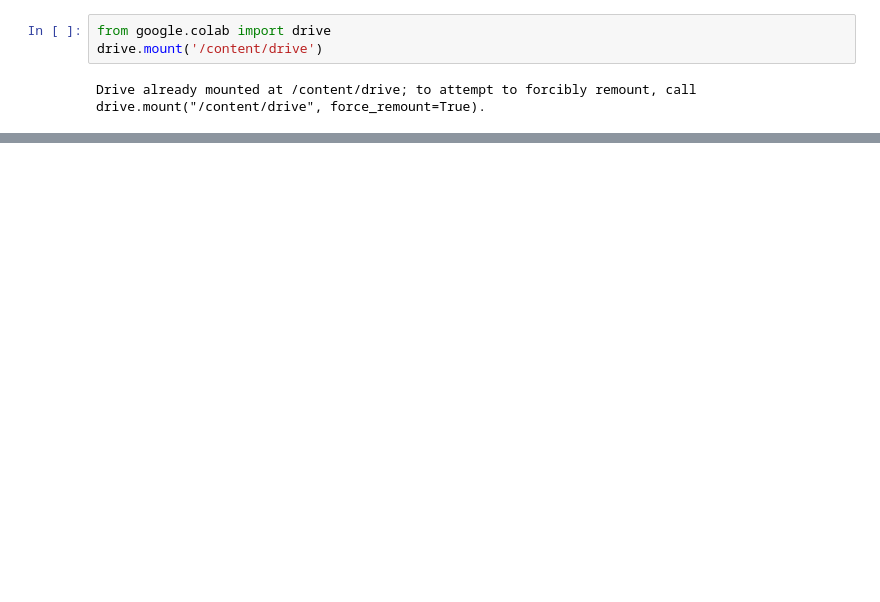
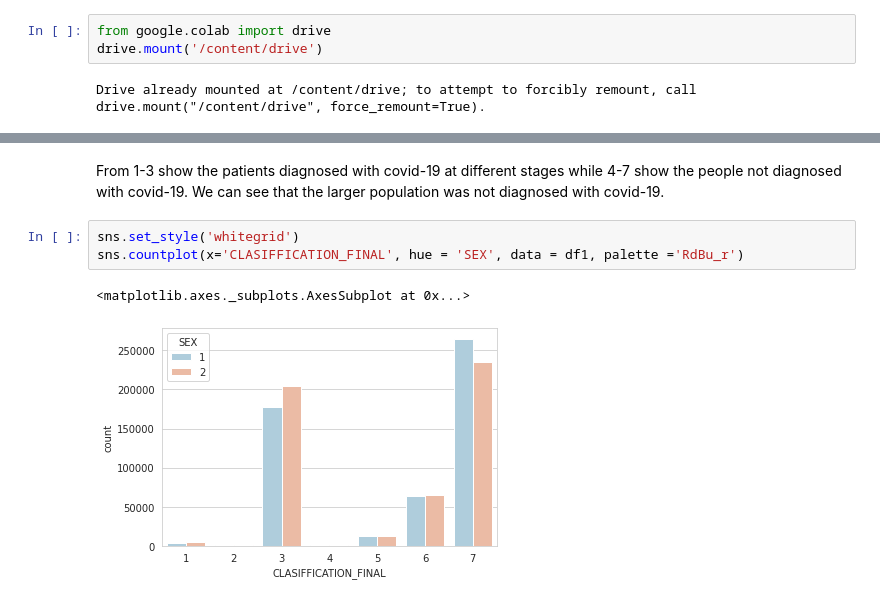
Before and after one commit to NNEKUS/-data-engineering-project-template., a Jupyter notebook: My_Data_Cleaning_and_Enrichment_Notebook.ipynb, the cells around one changed output, grey strips where cells are left out. Cells and saved outputs as stored; diff of their text form; blank space fills up the shorter version.

```diff
--- a/My_Data_Cleaning_and_Enrichment_Notebook.ipynb
+++ b/My_Data_Cleaning_and_Enrichment_Notebook.ipynb
@@ -41,0 +305,9 @@ Archive:  covid19-dataset.zip
+# %% [markdown]
+From 1-3 show the patients diagnosed with covid-19 at different stages while 4-7 show the people not diagnosed with covid-19.
+We can see that the larger population was not diagnosed with covid-19.
+# %%
+sns.set_style('whitegrid')
+sns.countplot(x='CLASIFFICATION_FINAL', hue = 'SEX', data = df1, palette ='RdBu_r')
+# %% [output]
+<matplotlib.axes._subplots.AxesSubplot at 0x...>
+[figure, added]
```
Also changed, not shown: parts of 56 cells of this notebook.
